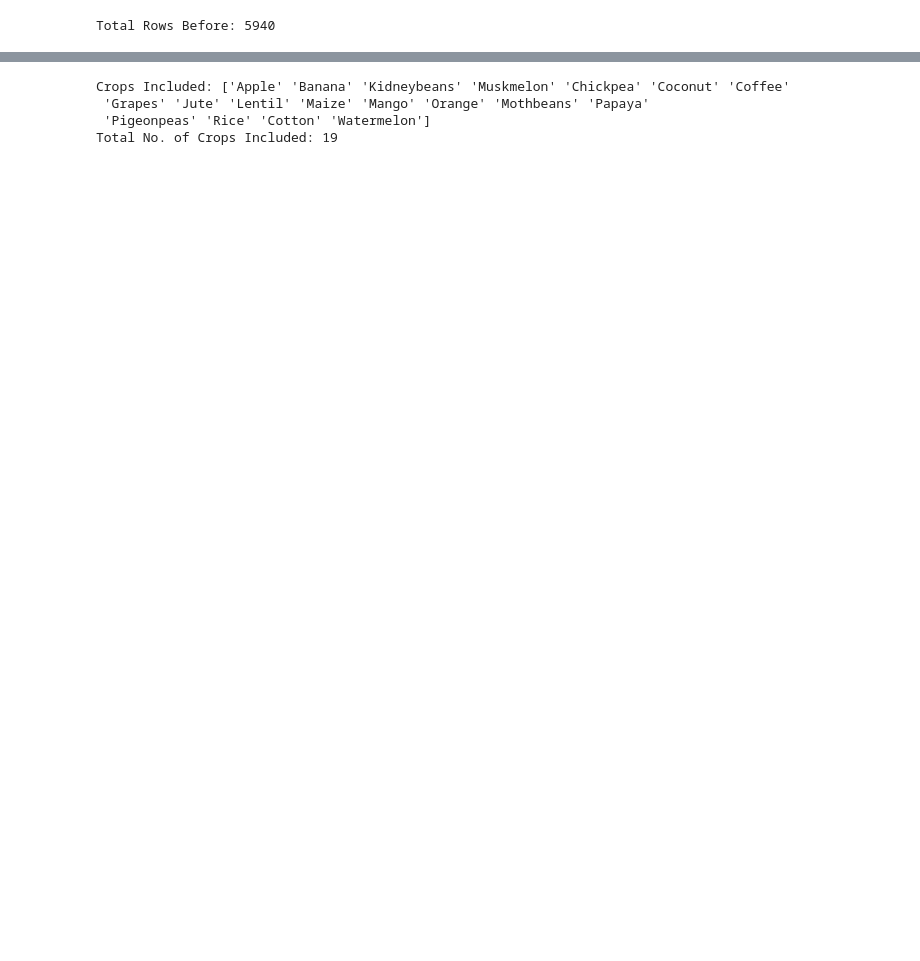
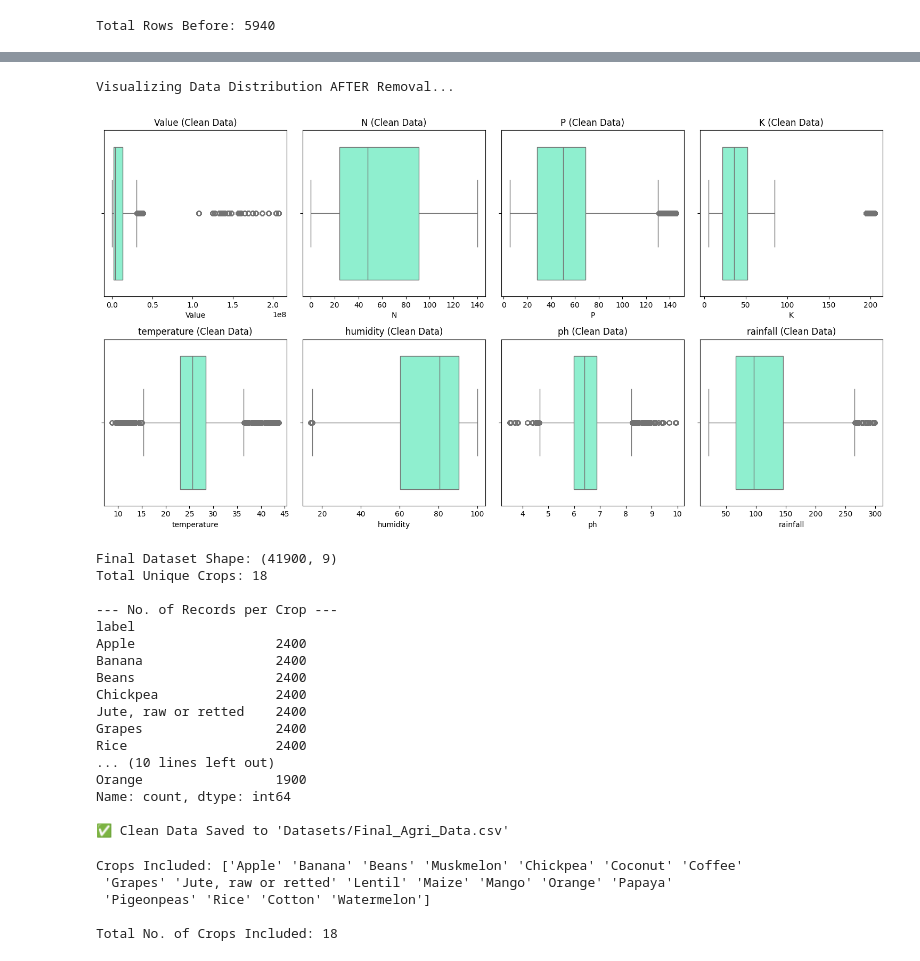
Before and after one commit to springboardmentor2468a-lab/AgriYield, a Jupyter notebook: AI AgriYield Predictor/AI AgriYield Predictor.ipynb, the cells around one changed output, grey strips where cells are left out. Drawn from its saved outputs; the diff is of its cells as text; code cells hidden in the pictures; blank space fills up the shorter version.

```diff
--- a/AI AgriYield Predictor/AI AgriYield Predictor.ipynb
+++ b/AI AgriYield Predictor/AI AgriYield Predictor.ipynb
@@ -511,15 +665,62 @@ Generating Yield Bar Chart...
 # %%
 try:
-    print("Crops Included:", final_df['label'].unique())
+    print("Visualizing Data Distribution AFTER Removal...")
 
-    print("Total No. of Crops Included:", len(final_df['label'].unique()))
+    # Plot Clean Data
+    plt.figure(figsize=(15, 8))
+    for i, col in enumerate(numeric_cols):
+        plt.subplot(2, 4, i + 1)
+        sns.boxplot(x=final_df[col], color='aquamarine')
+        plt.title(f'{col} (Clean Data)')
+    plt.tight_layout()
+    plt.show()
+
+    # --- FINAL STATS ---
+    print(f"\nFinal Dataset Shape: {final_df.shape}")
+    print(f"Total Unique Crops: {final_df['label'].nunique()}")
+
+    print("\n--- No. of Records per Crop ---")
+    print(final_df['label'].value_counts())
+
+    # Save the final clean file
+    final_df.to_csv('Datasets/Final_Agri_Data.csv', index=False)
+    print("\n✅ Clean Data Saved to 'Datasets/Final_Agri_Data.csv'")
 
 except Exception as e:
-    print(f"Error: {e}")
+    print(f"Error in Cell 15: {e}")
 # %% [output]
-Crops Included: ['Apple' 'Banana' 'Kidneybeans' 'Muskmelon' 'Chickpea' 'Coconut' 'Coffee'
- 'Grapes' 'Jute' 'Lentil' 'Maize' 'Mango' 'Orange' 'Mothbeans' 'Papaya'
- 'Pigeonpeas' 'Rice' 'Cotton' 'Watermelon']
-Total No. of Crops Included: 19
+Visualizing Data Distribution AFTER Removal...
+[figure, added]
+Final Dataset Shape: (41900, 9)
+Total Unique Crops: 18
+
+--- No. of Records per Crop ---
+label
+Apple                  2400
+Banana                 2400
+Beans                  2400
+Chickpea               2400
+Jute, raw or retted    2400
+Grapes                 2400
+Rice                   2400
+... (10 lines left out)
+Orange                 1900
+Name: count, dtype: int64
+
+✅ Clean Data Saved to 'Datasets/Final_Agri_Data.csv'
+# %%
+try:
+    print("Crops Included:", final_df['label'].unique())
+    print()
+    print("Total No. of Crops Included:", len(final_df['label'].unique()))
+
+except Exception as e:
+    print(f"Error: {e}")
+# %% [output]
+Crops Included: ['Apple' 'Banana' 'Beans' 'Muskmelon' 'Chickpea' 'Coconut' 'Coffee'
+ 'Grapes' 'Jute, raw or retted' 'Lentil' 'Maize' 'Mango' 'Orange' 'Papaya'
+ 'Pigeonpeas' 'Rice' 'Cotton' 'Watermelon']
+
+Total No. of Crops Included: 18
 # %%
 try:
```
Also changed, not shown: parts of 18 cells of this notebook.
